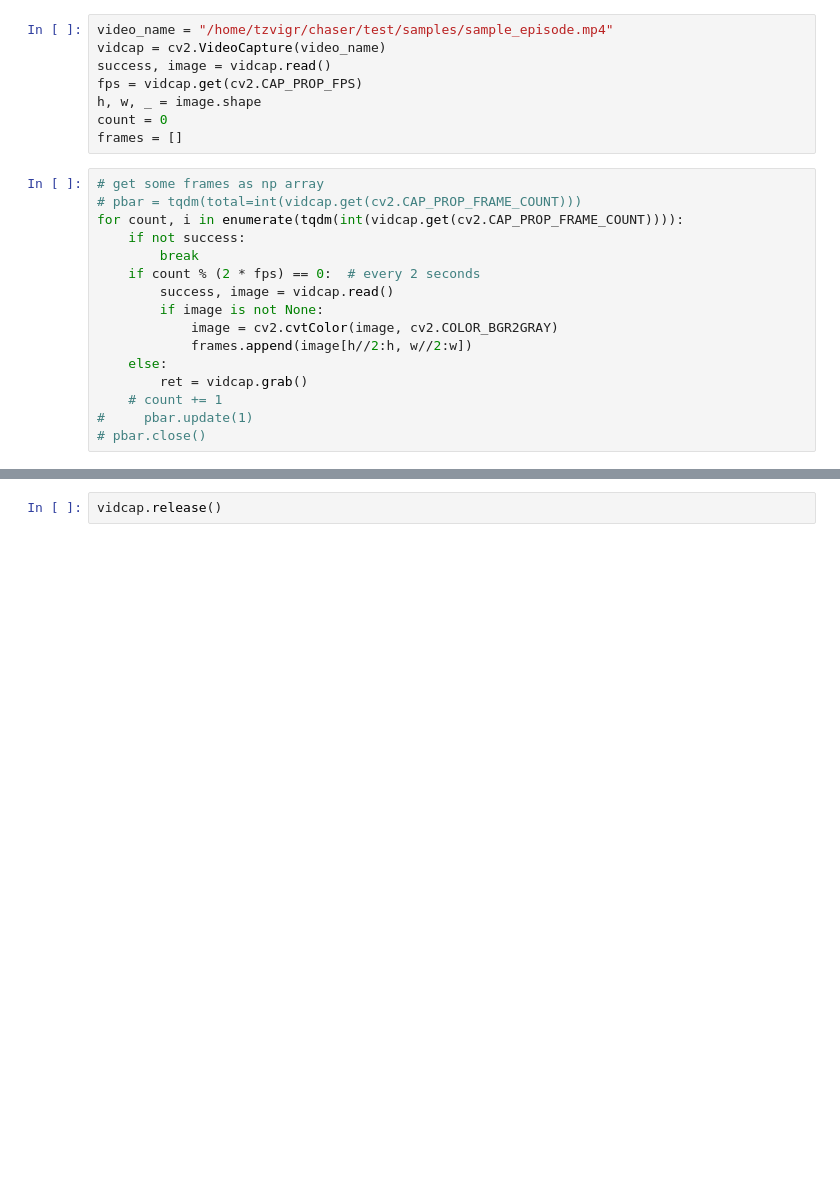
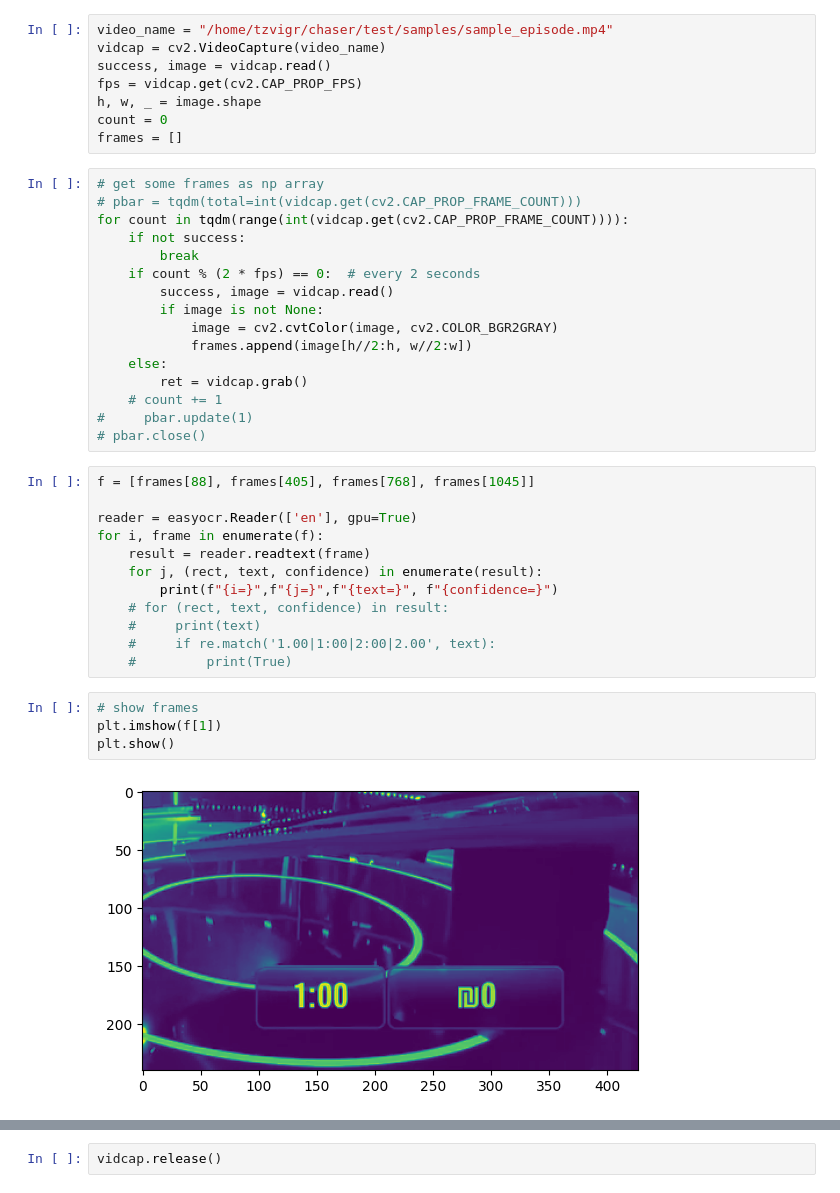
Before and after one commit to TzviGreenfeld/cut-to-the-chase, a Jupyter notebook: conceptNotevook.ipynb, the cells around one changed output, grey strips where cells are left out. Cells and saved outputs as stored; diff of their text form; blank space fills up the shorter version.

```diff
--- a/conceptNotevook.ipynb
+++ b/conceptNotevook.ipynb
@@ -17,7 +17,7 @@ frames = []
 # %%
 # get some frames as np array
 # pbar = tqdm(total=int(vidcap.get(cv2.CAP_PROP_FRAME_COUNT)))
-for count, i in enumerate(tqdm(int(vidcap.get(cv2.CAP_PROP_FRAME_COUNT)))):
+for count in tqdm(range(int(vidcap.get(cv2.CAP_PROP_FRAME_COUNT)))):
     if not success:
         break
     if count % (2 * fps) == 0:  # every 2 seconds
@@ -30,6 +30,24 @@ for count, i in enumerate(tqdm(int(vidcap.get(cv2.CAP_PROP_FRAME_COUNT)))):
     # count += 1
 #     pbar.update(1)
 # pbar.close()
+# %%
+f = [frames[88], frames[405], frames[768], frames[1045]]
+
+reader = easyocr.Reader(['en'], gpu=True)
+for i, frame in enumerate(f):
+    result = reader.readtext(frame)
+    for j, (rect, text, confidence) in enumerate(result):
+        print(f"{i=}",f"{j=}",f"{text=}", f"{confidence=}")
+    # for (rect, text, confidence) in result:
+    #     print(text)
+    #     if re.match('1.00|1:00|2:00|2.00', text):
+    #         print(True)
+# %%
+# show frames
+plt.imshow(f[1])
+plt.show()
+# %% [output]
+[figure, added]
 # %%
 detector = FrameDetector(frames)
 detector.detect()
```
Also changed, not shown: parts of 2 cells of this notebook, 1 other file.
